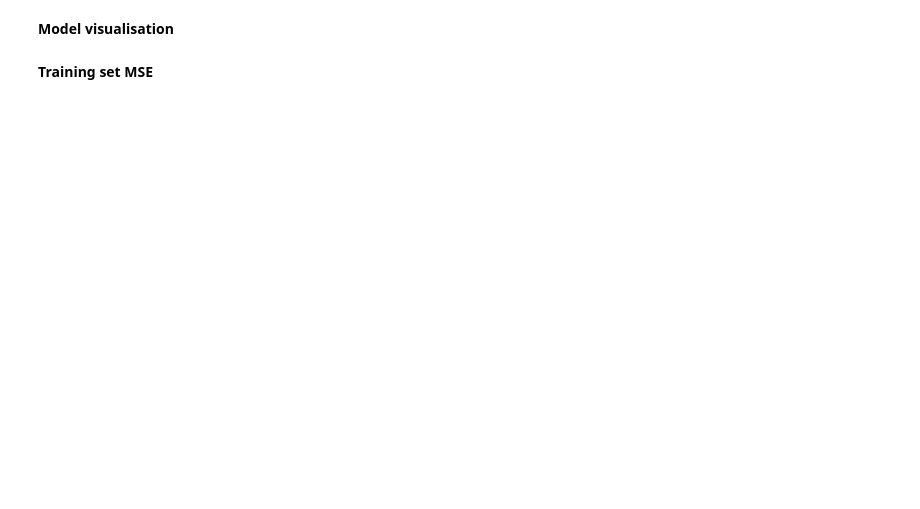
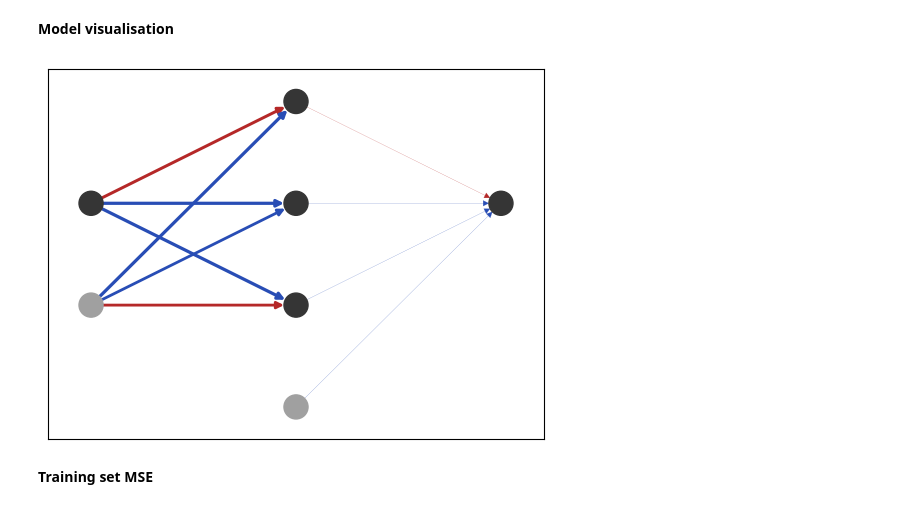
Before and after one commit to krezelj/wut-computational-intelligence, a Jupyter notebook: NeuralNetworks/nn3_notebook.ipynb, the cells around one changed output. Saved outputs shown, nothing was run; the diff lists cells and outputs as text; code cells hidden in the pictures; blank space fills up the shorter version.

```diff
--- a/NeuralNetworks/nn3_notebook.ipynb
+++ b/NeuralNetworks/nn3_notebook.ipynb
@@ -82,7 +112,9 @@ y_train_normalised = (y_train - y_min) / (y_max - y_min)
 # %% [markdown]
 **Model visualisation**
 # %%
-plot(model, log_weights=False)
+plot(model, log_weights=True)
+# %% [output]
+[figure, added]
 # %% [markdown]
 **Training set MSE**
 # %%
```
Also changed, not shown: parts of 24 cells of this notebook.
